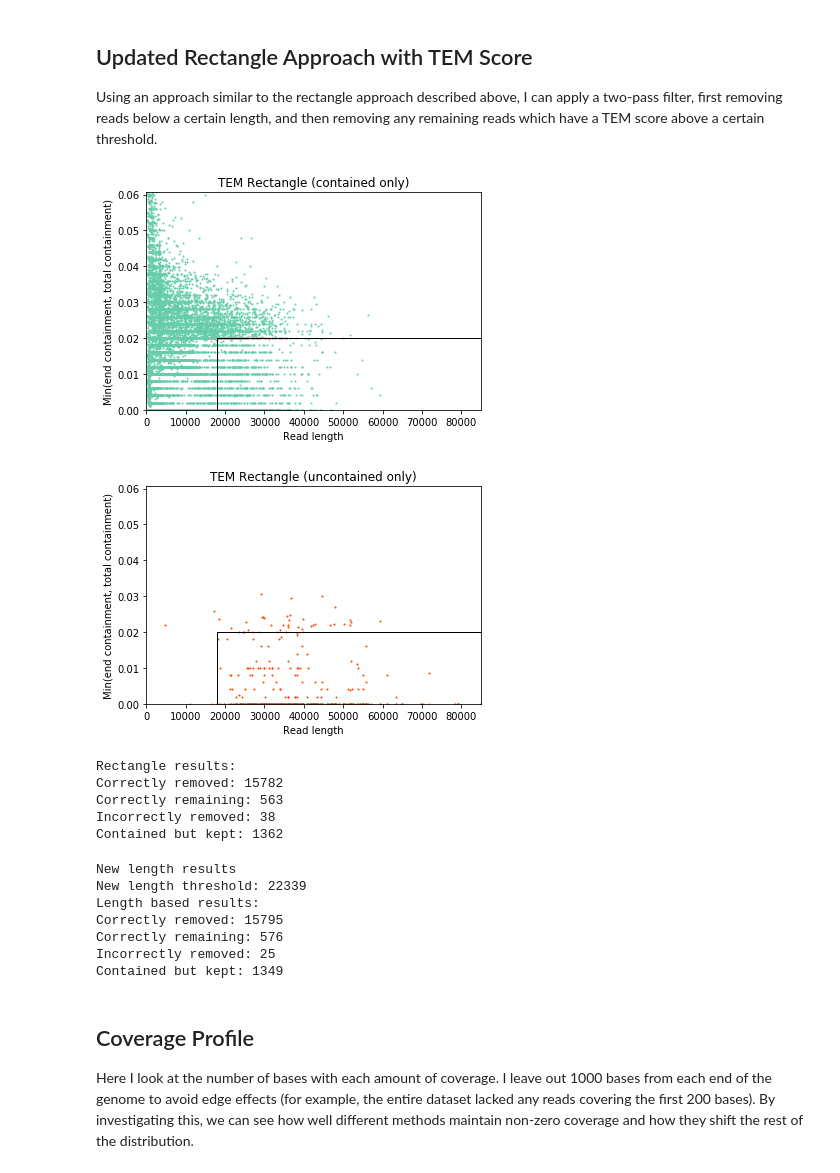
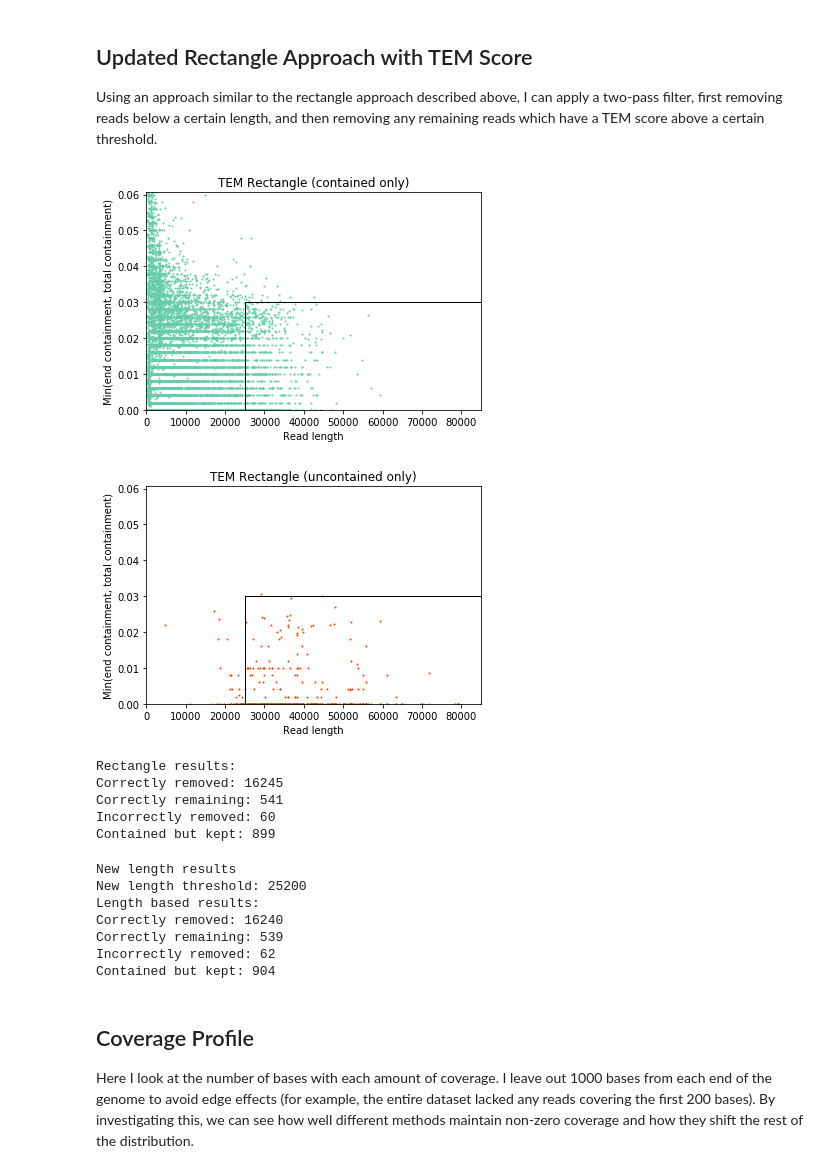
Before and after one commit to mkirsche/ContainedReadRemoval, a Jupyter notebook: sim/AnalyzeContainment.ipynb, the cells around one changed output. Cells and saved outputs as stored; diff of their text form; code cells hidden in the pictures.

```diff
--- a/sim/AnalyzeContainment.ipynb
+++ b/sim/AnalyzeContainment.ipynb
@@ -934,8 +933,8 @@ R^2 = 0.01198134586188651
 ## Updated Rectangle Approach with TEM Score
 Using an approach similar to the rectangle approach described above, I can apply a two-pass filter, first removing reads below a certain length, and then removing any remaining reads which have a TEM score above a certain threshold.
 # %%
-minLength = 18000
-maxThreshold = 0.02
+minLength = 25000
+maxThreshold = 0.03
 
 plt.scatter(containedLens, containedMEC, s = 1, c = curContainedColor)
 plt.plot([minLength, minLength], [0, maxThreshold], color='k', linestyle='-', linewidth=1)
@@ -962,40 +961,40 @@ plt.show()
 plt.clf()
 plt.cla()
 plt.close()
 
 rectFp = 0
 rectTp = 0
 rectTn = 0
 rectFn = 0
 
 rectUncontainedReadNames = []
 
 for i in range(0, len(names)):
     if (lens[i] < minLength) or minEndOrCt[i] > maxThreshold:
         if cis[i] >= 0:
             rectTp += 1
         else:
             rectFp += 1
             #print(cis[i])
     else:
         rectUncontainedReadNames.append(names[i])
         if cis[i] >= 0:
             rectFn += 1
         else:
             rectTn += 1
 print('Rectangle results:')
 print('Correctly removed: ' + str(rectTp))
 print('Correctly remaining: ' + str(rectTn))
 print('Incorrectly removed: ' + str(rectFp))
 print('Contained but kept: ' + str(rectFn))
 # %% [output]
-[figure, old version]
+[figure, new version]
-[figure, old version]
+[figure, new version]
 Rectangle results:
-Correctly removed: 15782
-Correctly remaining: 563
-Incorrectly removed: 38
-Contained but kept: 1362
+Correctly removed: 16245
+Correctly remaining: 541
+Incorrectly removed: 60
+Contained but kept: 899
 # %%
 rectNumberContained = rectTp + rectFp
 newLengthThreshold  = sortedLengths[rectNumberContained]
@@ -1029,12 +1028,12 @@ print('Incorrectly removed: ' + str(lengthFp))
 print('Contained but kept: ' + str(lengthFn))
 # %% [output]
 New length results
-New length threshold: 22339
+New length threshold: 25200
 Length based results:
-Correctly removed: 15795
-Correctly remaining: 576
-Incorrectly removed: 25
-Contained but kept: 1349
+Correctly removed: 16240
+Correctly remaining: 539
+Incorrectly removed: 62
+Contained but kept: 904
 # %% [markdown]
 ## Coverage Profile
 Here I look at the number of bases with each amount of coverage.  I leave out 1000 bases from each end of the genome to avoid edge effects (for example, the entire dataset lacked any reads covering the first 200 bases).  By investigating this, we can see how well different methods maintain non-zero coverage and how they shift the rest of the distribution.
```
Also changed, not shown: parts of 15 cells of this notebook, 9 other files.
